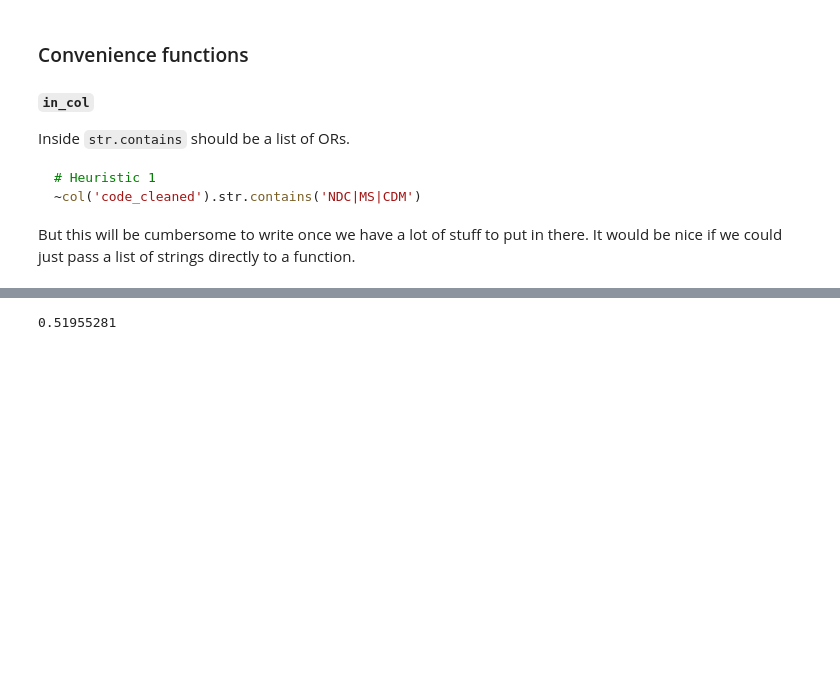
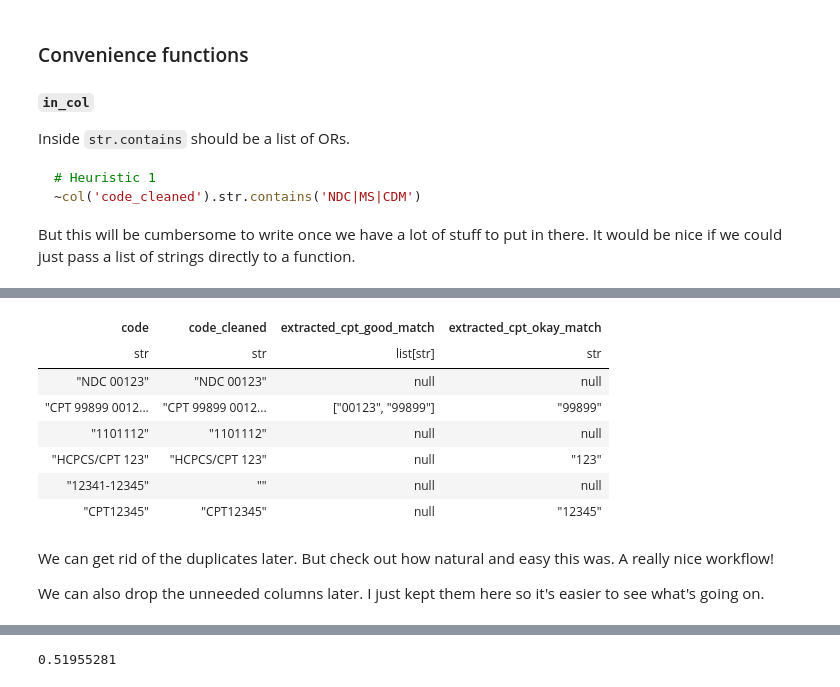
Before and after one commit to alecstein/dolt_datascience, a Jupyter notebook: hospitals_v3/cleanup/cleaning-hospitals-dataset.ipynb, the cells around one changed output, grey strips where cells are left out. Cells and saved outputs as stored; diff of their text form; code cells hidden in the pictures; blank space fills up the shorter version.

```diff
--- a/hospitals_v3/cleanup/cleaning-hospitals-dataset.ipynb
+++ b/hospitals_v3/cleanup/cleaning-hospitals-dataset.ipynb
@@ -278,3 +306,57 @@ testdf.pipe(extract_cpt)
+# %%
+def extract_cpt(df: pl.DataFrame) -> pl.DataFrame:
+    '''
+    Extract CPT singlet codes
+    '''
+
+    cpt_pats = '''0010[0-9] 001[1-9][0-9] 00[2-9][0-9]{2}
+                0[1-9][0-9]{3} [1-8][0-9]{4} 9[0-8][0-9]{3}
+                99[0-4][0-9]{2} [ACEGJKLMQTV]\d{4} \d{4}[ACEGJKLMQTV]'''
+
+    return df.with_column(
+        clear_all_from('code', '\w{5}-\w{5}').alias(f'code_cleaned')
+    ).with_columns([
+
+        pl.when(
+            ~in_col('code_cleaned', 'NDC MS CDM DRG')
+        ).then(
+            extract_all_from('code_cleaned', cpt_pats)
+        ).otherwise(None).alias('extracted_cpt_good_match'),
+
+        pl.when(
+            in_col('code_cleaned', 'CPT HCPCS? CPT\s?/?HCPCS? HCPCS\s?/?CPT')
+        ).then(
+            col('code_cleaned').str.extract('(CPT|HCPCS?)\s?(\w{3,6})', 2)
+            # 'ok',
+        ).otherwise(None).alias('extracted_cpt_okay_match')
+
+    ]).with_column(
+
+        # col('extracted_cpt_okay_match').alias('test')
+        # pl.when(
+        #     col('extracted_cpt_good_match').is_not_null()
+        # ).then(
+            col('extracted_cpt_good_match').arr.concat(col('extracted_cpt_okay_match'))
+        # ).otherwise(
+        #     col('extracted_cpt_okay_match')
+        # ).alias('extracted_cpt')
+    )
+
+testdf = pl.DataFrame({'code': ['NDC 00123', 'CPT 99899 00123', '1101112', 'HCPCS/CPT 123', '12341-12345', 'CPT12345']})
+testdf.pipe(extract_cpt)
+# %% [output]
+| code | code_cleaned | extracted_cpt_good_match | extracted_cpt_okay_match |
+| str | str | list[str] | str |
+| "NDC 00123" | "NDC 00123" | null | null |
+| "CPT 99899 0012... | "CPT 99899 0012... | ["00123", "99899"] | "99899" |
+| "1101112" | "1101112" | null | null |
+| "HCPCS/CPT 123" | "HCPCS/CPT 123" | null | "123" |
+| "12341-12345" | "" | null | null |
+| "CPT12345" | "CPT12345" | null | "12345" |
+# %% [markdown]
+We can get rid of the duplicates later. But check out how natural and easy this was. A really nice workflow!
+
+We can also drop the unneeded columns later. I just kept them here so it's easier to see what's going on.
 # %%
 cpt_marks   = ['CPT', 'HCPCS?/CPT', 'CPT/HCPCS?', 'HCPCS?']
 drg_marks   = ['DRG', 'MS-DRG', 'MSD', 'MS']
```
Also changed, not shown: parts of 10 cells of this notebook.
